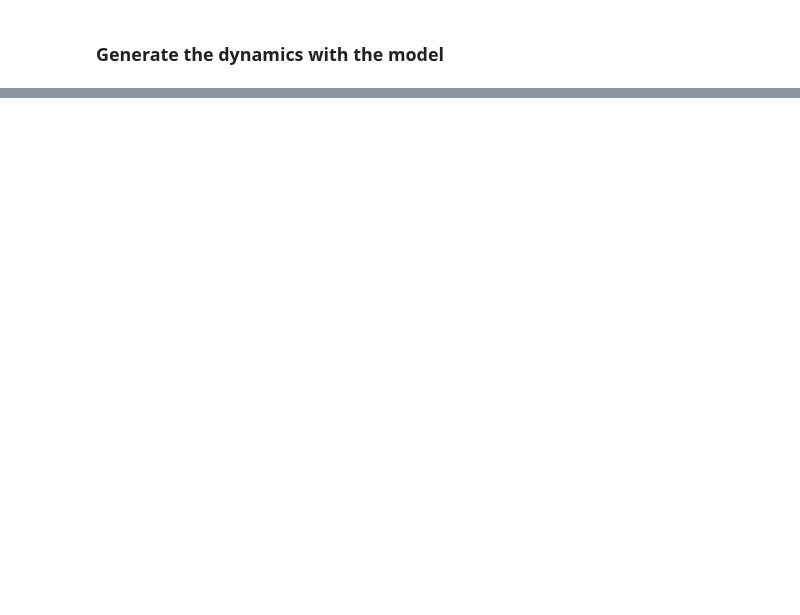
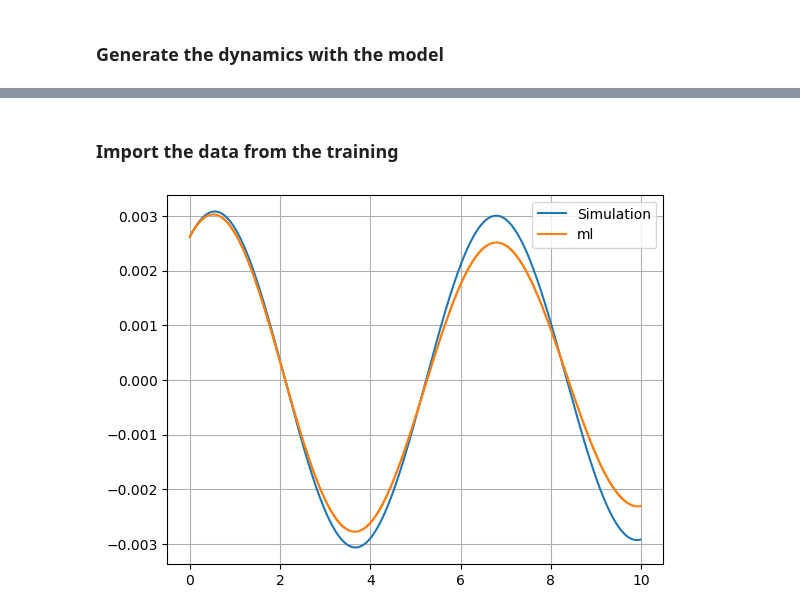
Before and after one commit to giovannicemin/master_thesis, a Jupyter notebook: project/Results.ipynb, the cells around one changed output, grey strips where cells are left out. Cells and saved outputs as stored; diff of their text form; code cells hidden in the pictures; blank space fills up the shorter version.

```diff
--- a/project/Results.ipynb
+++ b/project/Results.ipynb
@@ -114,0 +121,41 @@ plt.grid()
+# %% [markdown]
+### Import the data from the training
+# %%
+from ml.classes import CustomDatasetFromHDF5
+gname = 'cohVec_L_' + str(10) + \
+        '_V_' + str(int(0.1*1e3)).zfill(4) + \
+        '_beta_' + str(int(0.01*1e3)).zfill(4) + \
+        '_dt_' + str(int(0.01*1e3)).zfill(4)
+
+validation_split = 0.8
+batch_size = 256
+
+dataset = CustomDatasetFromHDF5('./data/data_tebd_1.hdf5', gname)
+# %%
+N = 1
+data = [float(dataset[i][0].detach().numpy()[1]) for i in range(999*(N-1), 999*N)]
+#data_ = [float(dataset[i][1].detach().numpy()[1]) for i in range(999*(N-1), 999*N)]
+
+ml_dyn = [np.array(dataset[0][0])]
+
+X = torch.tensor(ml_dyn[0])
+
+for i in range(len(results)-1):
+    with torch.no_grad():
+        y = model(X.float())
+
+        ml_dyn.extend([y.numpy()])
+        X = torch.tensor(ml_dyn[i])
+# %%
+keys = [1]
+
+t = np.arange(0, 10, prms['dt'])
+
+for key in keys:
+    plt.plot(t[:-1], data, label='Simulation')
+    plt.plot(t, [ml_dyn[i][key] for i in range(len(t))], label='ml')
+
+plt.legend()
+plt.grid()
+# %% [output]
+[figure, added]
```
Also changed, not shown: parts of 8 cells of this notebook, 6 other files.
